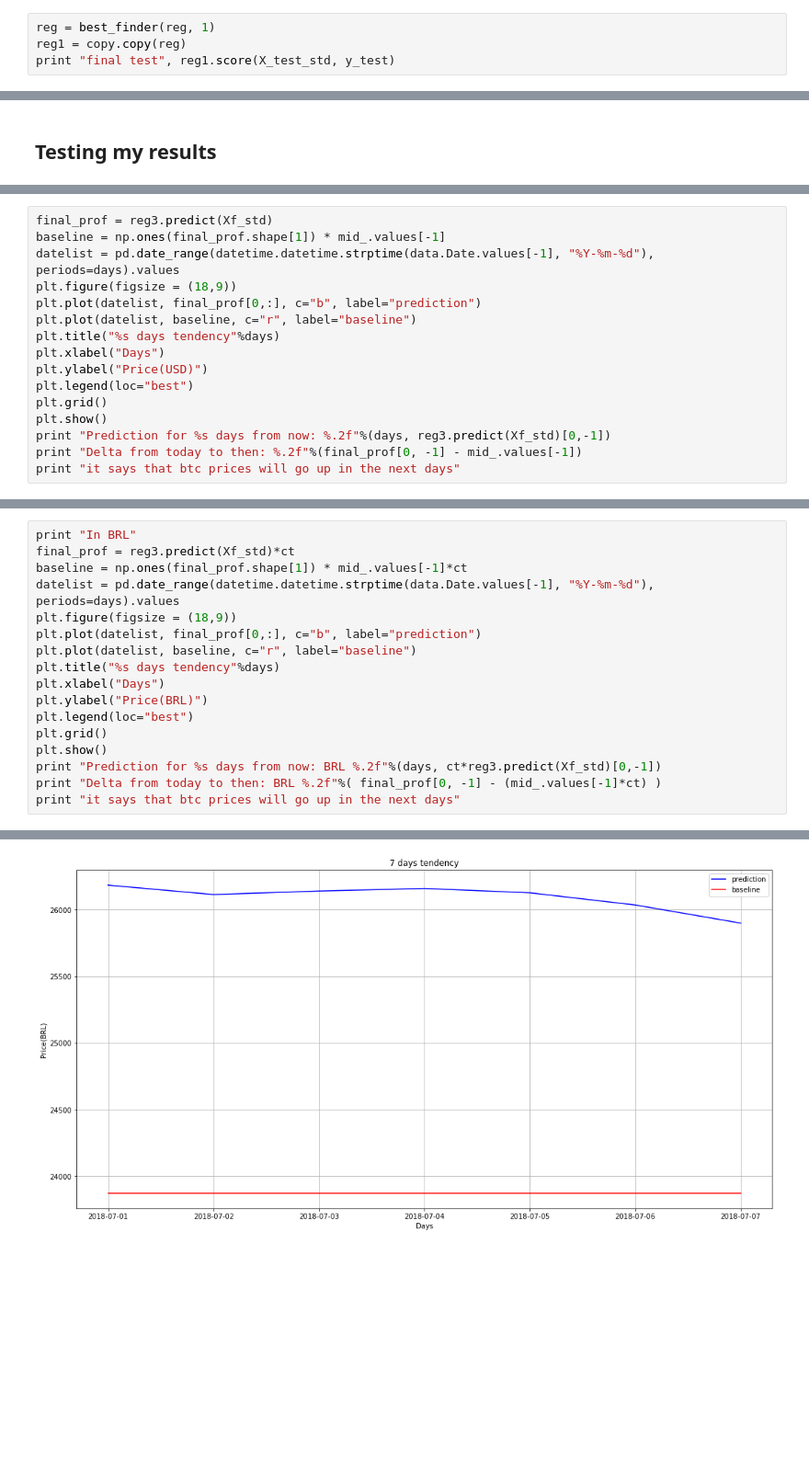
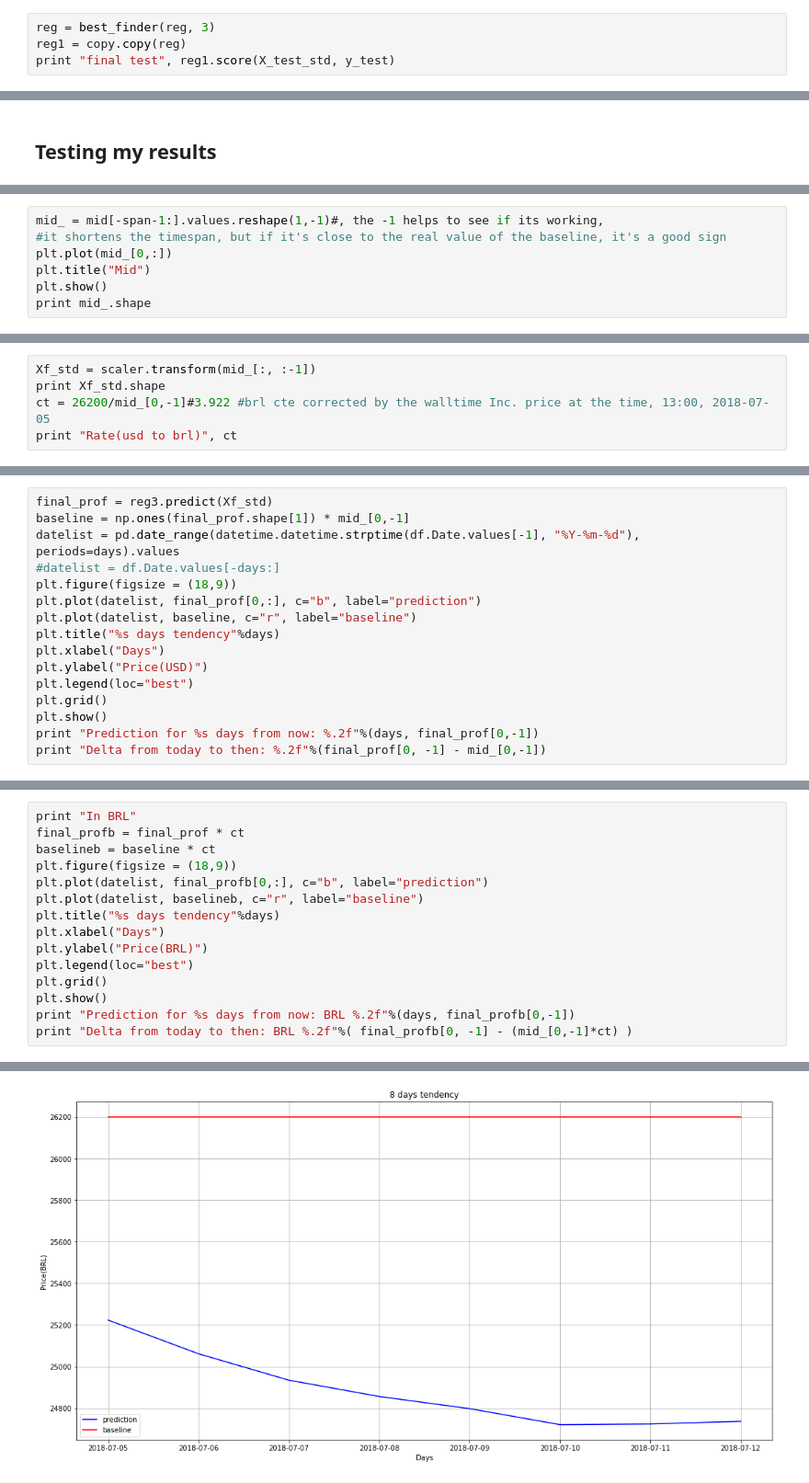
Before and after one commit to ithallojunior/bitcoin_data_analysis, a Jupyter notebook: data_analysis.ipynb, the cells around one changed output, grey strips where cells are left out. Shown: that part at 92% size. Saved outputs shown, nothing was run; the diff lists cells and outputs as text; blank space fills up the shorter version.

```diff
--- a/data_analysis.ipynb
+++ b/data_analysis.ipynb
@@ -95,7 +95,7 @@ def best_finder(ann, tot, mmin=0):
             my = copy.copy(ann)
     return my
 # %%
-reg = best_finder(reg, 1)
+reg = best_finder(reg, 3)
 reg1 = copy.copy(reg)
 print "final test", reg1.score(X_test_std, y_test)
 # %% [output]
@@ -441,0 +390,7 @@ ct = 3.91 #brl cte
+# %%
+mid_ = mid[-span-1:].values.reshape(1,-1)#, the -1 helps to see if its working,
+#it shortens the timespan, but if it's close to the real value of the baseline, it's a good sign
+plt.plot(mid_[0,:])
+plt.title("Mid")
+plt.show()
+print mid_.shape
@@ -441,0 +400,5 @@ ct = 3.91 #brl cte
+# %%
+Xf_std = scaler.transform(mid_[:, :-1])
+print Xf_std.shape
+ct = 26200/mid_[0,-1]#3.922 #brl cte corrected by the walltime Inc. price at the time, 13:00, 2018-07-05
+print "Rate(usd to brl)", ct
@@ -444,7 +410,8 @@ ct = 3.91 #brl cte
 # %%
 final_prof = reg3.predict(Xf_std)
-baseline = np.ones(final_prof.shape[1]) * mid_.values[-1]
-datelist = pd.date_range(datetime.datetime.strptime(data.Date.values[-1], "%Y-%m-%d"), periods=days).values
+baseline = np.ones(final_prof.shape[1]) * mid_[0,-1]
+datelist = pd.date_range(datetime.datetime.strptime(df.Date.values[-1], "%Y-%m-%d"), periods=days).values
+#datelist = df.Date.values[-days:]
 plt.figure(figsize = (18,9))
 plt.plot(datelist, final_prof[0,:], c="b", label="prediction")
 plt.plot(datelist, baseline, c="r", label="baseline")
@@ -454,7 +421,6 @@ plt.ylabel("Price(USD)")
 plt.legend(loc="best")
 plt.grid()
 plt.show()
-print "Prediction for %s days from now: %.2f"%(days, reg3.predict(Xf_std)[0,-1])
-print "Delta from today to then: %.2f"%(final_prof[0, -1] - mid_.values[-1])
-print "it says that btc prices will go up in the next days"
+print "Prediction for %s days from now: %.2f"%(days, final_prof[0,-1])
+print "Delta from today to then: %.2f"%(final_prof[0, -1] - mid_[0,-1])
 # %% [output]
@@ -465,20 +430,18 @@ it says that btc prices will go up in the next days
 # %%
 print "In BRL"
-final_prof = reg3.predict(Xf_std)*ct
-baseline = np.ones(final_prof.shape[1]) * mid_.values[-1]*ct
-datelist = pd.date_range(datetime.datetime.strptime(data.Date.values[-1], "%Y-%m-%d"), periods=days).values
+final_profb = final_prof * ct
+baselineb = baseline * ct
 plt.figure(figsize = (18,9))
-plt.plot(datelist, final_prof[0,:], c="b", label="prediction")
-plt.plot(datelist, baseline, c="r", label="baseline")
+plt.plot(datelist, final_profb[0,:], c="b", label="prediction")
+plt.plot(datelist, baselineb, c="r", label="baseline")
 plt.title("%s days tendency"%days)
 plt.xlabel("Days")
 plt.ylabel("Price(BRL)")
 plt.legend(loc="best")
 plt.grid()
 plt.show()
-print "Prediction for %s days from now: BRL %.2f"%(days, ct*reg3.predict(Xf_std)[0,-1])
-print "Delta from today to then: BRL %.2f"%( final_prof[0, -1] - (mid_.values[-1]*ct) )
-print "it says that btc prices will go up in the next days"
+print "Prediction for %s days from now: BRL %.2f"%(days, final_profb[0,-1])
+print "Delta from today to then: BRL %.2f"%( final_profb[0, -1] - (mid_[0,-1]*ct) )
 # %% [output]
 In BRL
-[figure, old version]
+[figure, new version]
```
Also changed, not shown: parts of 39 cells of this notebook, 2 other files.
